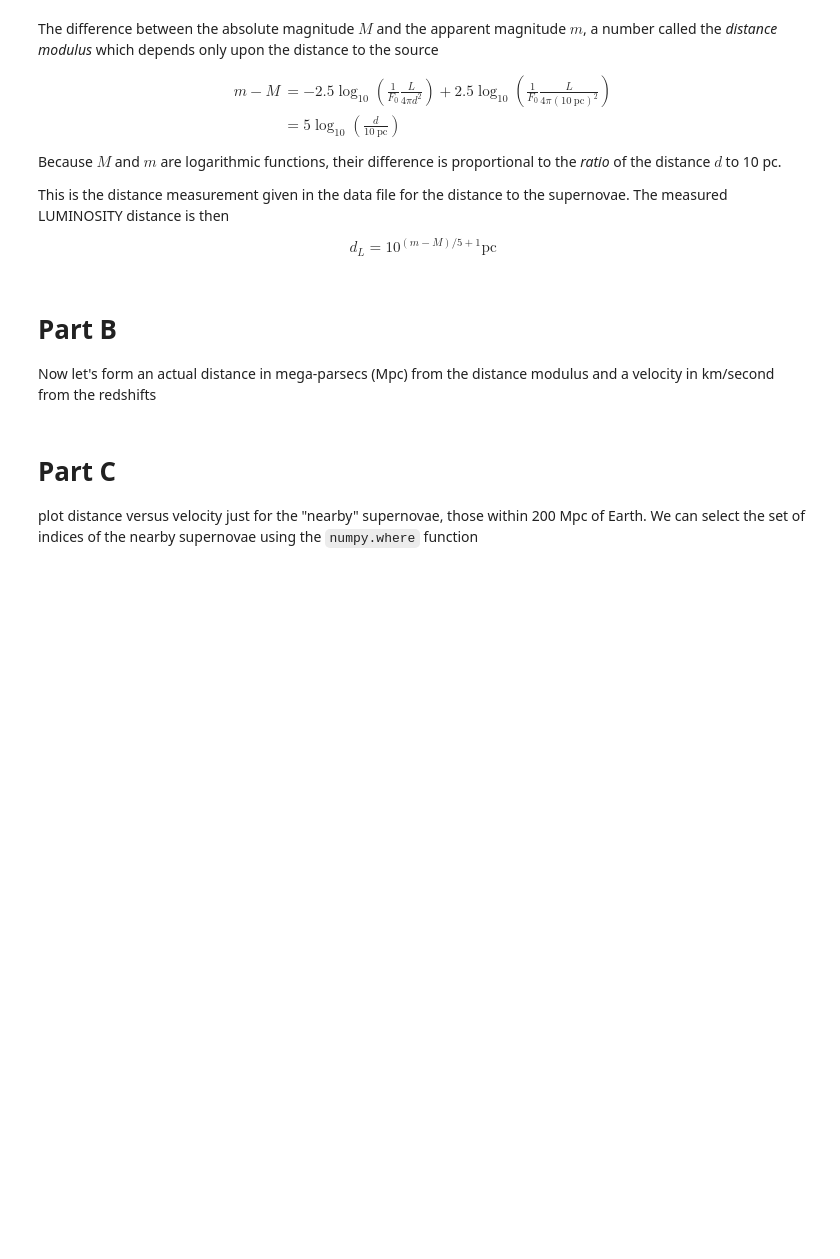
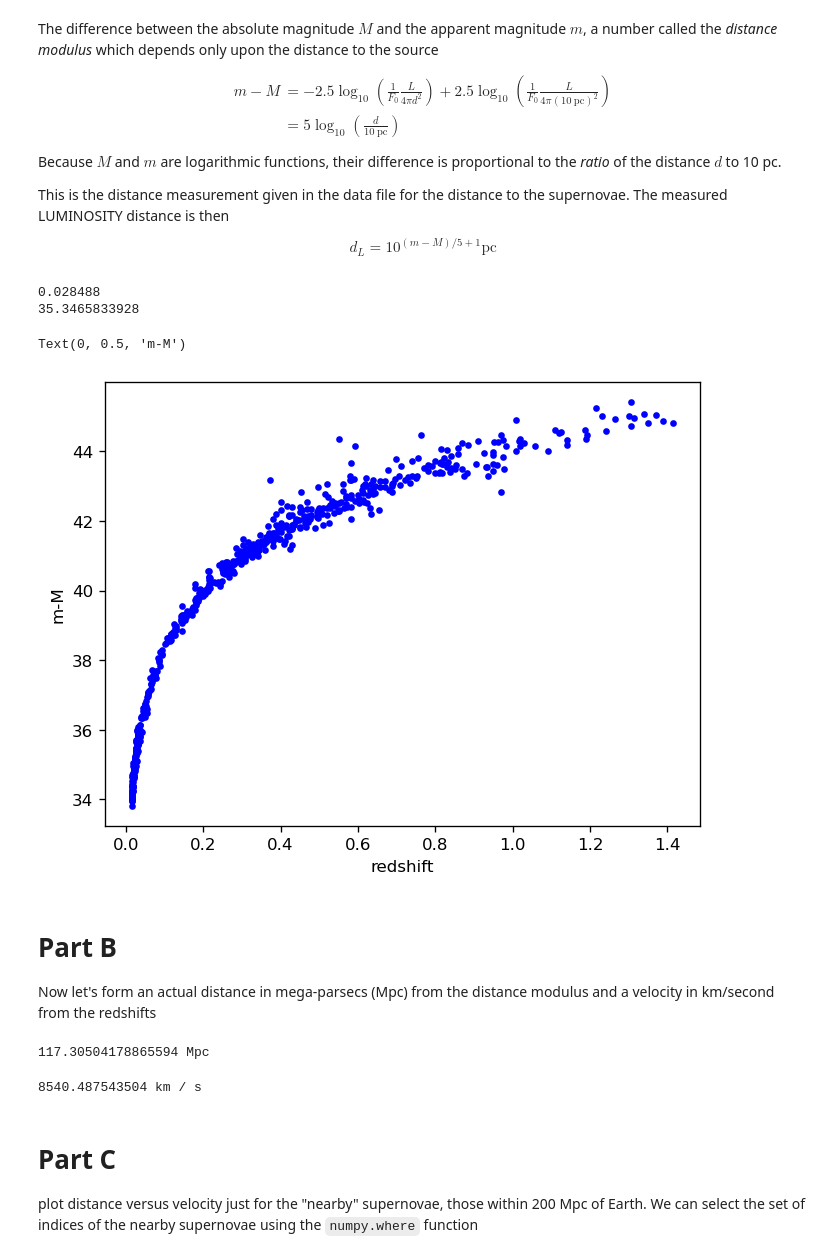
Before and after one commit to jaymotka/400B_2023_motka, a Jupyter notebook: Labs/Lab13/Lab13.ipynb, the cells around one changed output. Drawn from its saved outputs; the diff is of its cells as text; code cells hidden in the pictures; blank space fills up the shorter version.

```diff
--- a/Labs/Lab13/Lab13.ipynb
+++ b/Labs/Lab13/Lab13.ipynb
@@ -110,18 +112,32 @@ def Distance_fromMod(mod):
 # %%
 
 # Read in the file "SNeData.txt" using `npgenfromtxt`
+
+data = np.genfromtxt("SNEData.txt", names=True, skip_header=2)
+print(data["z"][0])
+print(data["DistMod"][0])
+# %% [output]
+0.028488
+35.3465833928
 # %%
 # Create a plot of Distance Modulus Vs. Redshift
 
 plt.rcParams["figure.dpi"] = 120
 
 
-# plt.plot(## , ## 'b.')
+plt.plot(data["z"], data["DistMod"], 'b.')
 plt.xlabel('redshift')
 plt.ylabel('m-M')
+# %% [output]
+Text(0, 0.5, 'm-M')
+[figure, added]
 # %% [markdown]
 # Part B
 
 Now let's form an actual distance in mega-parsecs (Mpc) from the distance modulus and a velocity in km/second from the redshifts
 # %%
 # 1) Distance
+LD = Distance_fromMod(data["DistMod"])
+print(LD[0])
+# %% [output]
+117.30504178865594 Mpc
@@ -130,3 +144,10 @@ Now let's form an actual distance in mega-parsecs (Mpc) from the distance modulu
+# %%
+# 2) velocity
+# v = c*z
+VR = data["z"]*c.to(u.km/u.s)
+print(VR[0])
+# %% [output]
+8540.487543504 km / s
 # %% [markdown]
 # Part C
 plot distance versus velocity just for the "nearby" supernovae, those within 200 Mpc of Earth. We can select the set of indices of the nearby supernovae using the `numpy.where` function
```
Also changed, not shown: parts of 20 cells of this notebook, 8 other files.
